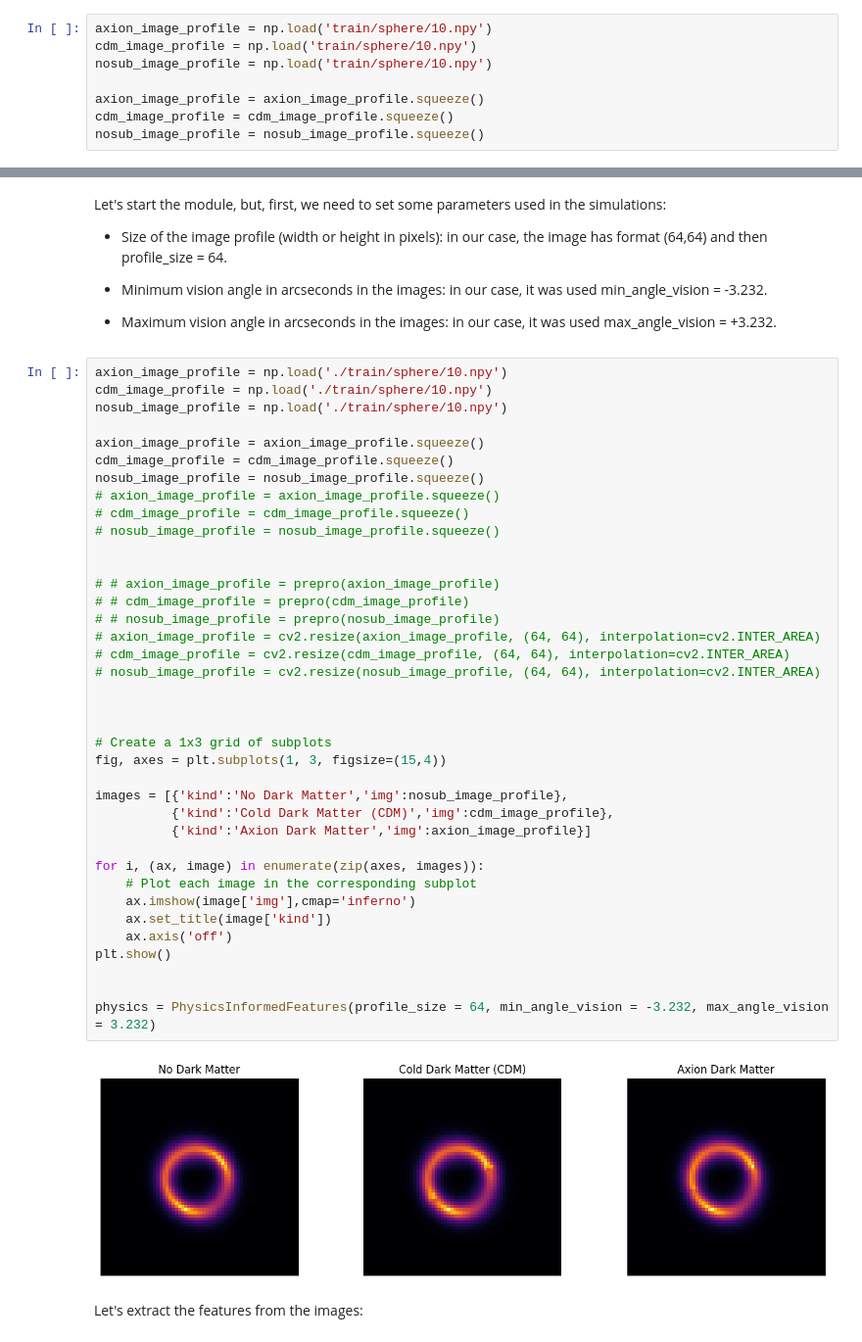
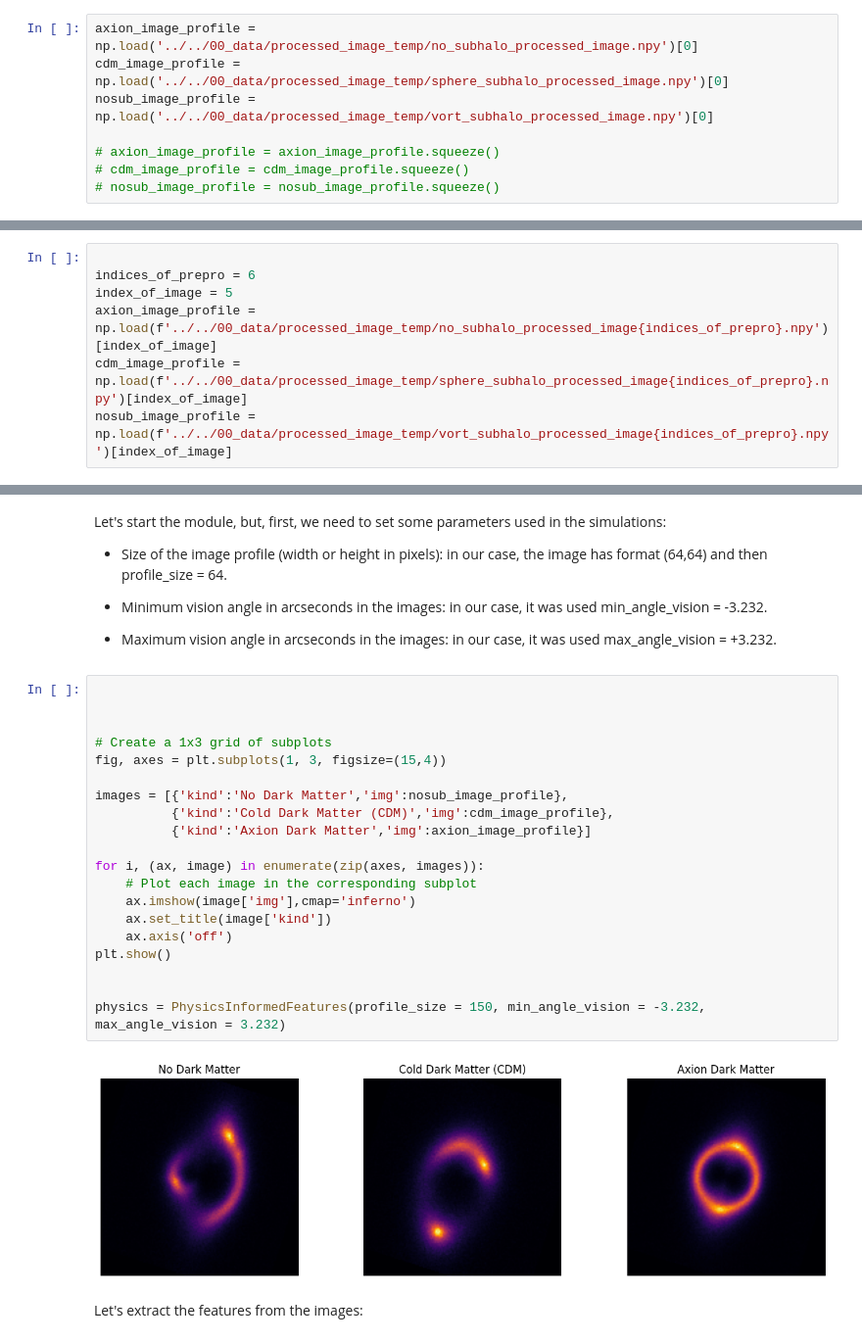
Before and after one commit to harshpoddar03/darkmatter_prediction, a Jupyter notebook: 03_Model/physics_based_model_examples/example.ipynb, the cells around one changed output, grey strips where cells are left out. Shown at 98% size. Saved outputs shown, nothing was run; the diff lists cells and outputs as text.

```diff
--- a/03_Model/physics_based_model_examples/example.ipynb
+++ b/03_Model/physics_based_model_examples/example.ipynb
@@ -608,13 +608,13 @@ In this case, let's simulate 3 cases of Gravitational Lensing:
 
 Let's see the results:
 # %%
-axion_image_profile = np.load('train/sphere/10.npy')
-cdm_image_profile = np.load('train/sphere/10.npy')
-nosub_image_profile = np.load('train/sphere/10.npy')
+axion_image_profile = np.load('../../00_data/processed_image_temp/no_subhalo_processed_image.npy')[0]
+cdm_image_profile = np.load('../../00_data/processed_image_temp/sphere_subhalo_processed_image.npy')[0]
+nosub_image_profile = np.load('../../00_data/processed_image_temp/vort_subhalo_processed_image.npy')[0]
 
-axion_image_profile = axion_image_profile.squeeze()
-cdm_image_profile = cdm_image_profile.squeeze()
-nosub_image_profile = nosub_image_profile.squeeze()
+# axion_image_profile = axion_image_profile.squeeze()
+# cdm_image_profile = cdm_image_profile.squeeze()
+# nosub_image_profile = nosub_image_profile.squeeze()
 # %%
 import cv2
 
@@ -931,0 +932,7 @@ axion_image_profile.shape
+# %%
+
+indices_of_prepro = 6
+index_of_image = 5
+axion_image_profile = np.load(f'../../00_data/processed_image_temp/no_subhalo_processed_image{indices_of_prepro}.npy')[index_of_image]
+cdm_image_profile = np.load(f'../../00_data/processed_image_temp/sphere_subhalo_processed_image{indices_of_prepro}.npy')[index_of_image]
+nosub_image_profile = np.load(f'../../00_data/processed_image_temp/vort_subhalo_processed_image{indices_of_prepro}.npy')[index_of_image]
@@ -958,45 +969,27 @@ Let's start the module, but, first, we need to set some parameters used in the s
 
  - Maximum vision angle in arcseconds in the images: in our case, it was used max_angle_vision = +3.232.
 # %%
-axion_image_profile = np.load('./train/sphere/10.npy')
-cdm_image_profile = np.load('./train/sphere/10.npy')
-nosub_image_profile = np.load('./train/sphere/10.npy')
-
-axion_image_profile = axion_image_profile.squeeze()
-cdm_image_profile = cdm_image_profile.squeeze()
-nosub_image_profile = nosub_image_profile.squeeze()
-# axion_image_profile = axion_image_profile.squeeze()
-# cdm_image_profile = cdm_image_profile.squeeze()
-# nosub_image_profile = nosub_image_profile.squeeze()
-
-
-# # axion_image_profile = prepro(axion_image_profile)
-# # cdm_image_profile = prepro(cdm_image_profile)
-# # nosub_image_profile = prepro(nosub_image_profile)
-# axion_image_profile = cv2.resize(axion_image_profile, (64, 64), interpolation=cv2.INTER_AREA)
-# cdm_image_profile = cv2.resize(cdm_image_profile, (64, 64), interpolation=cv2.INTER_AREA)
-# nosub_image_profile = cv2.resize(nosub_image_profile, (64, 64), interpolation=cv2.INTER_AREA)
 
 
 
 # Create a 1x3 grid of subplots
 fig, axes = plt.subplots(1, 3, figsize=(15,4))
 
 images = [{'kind':'No Dark Matter','img':nosub_image_profile},
           {'kind':'Cold Dark Matter (CDM)','img':cdm_image_profile},
           {'kind':'Axion Dark Matter','img':axion_image_profile}]
 
 for i, (ax, image) in enumerate(zip(axes, images)):
     # Plot each image in the corresponding subplot
     ax.imshow(image['img'],cmap='inferno')
     ax.set_title(image['kind'])
     ax.axis('off')
 plt.show()
 
 
-physics = PhysicsInformedFeatures(profile_size = 64, min_angle_vision = -3.232, max_angle_vision = 3.232)
+physics = PhysicsInformedFeatures(profile_size = 150, min_angle_vision = -3.232, max_angle_vision = 3.232)
 # %% [output]
-[figure, old version]
+[figure, new version]
 # %% [markdown]
 Let's extract the features from the images:
 # %%
```
Also changed, not shown: parts of 11 cells of this notebook, 11 other files.
